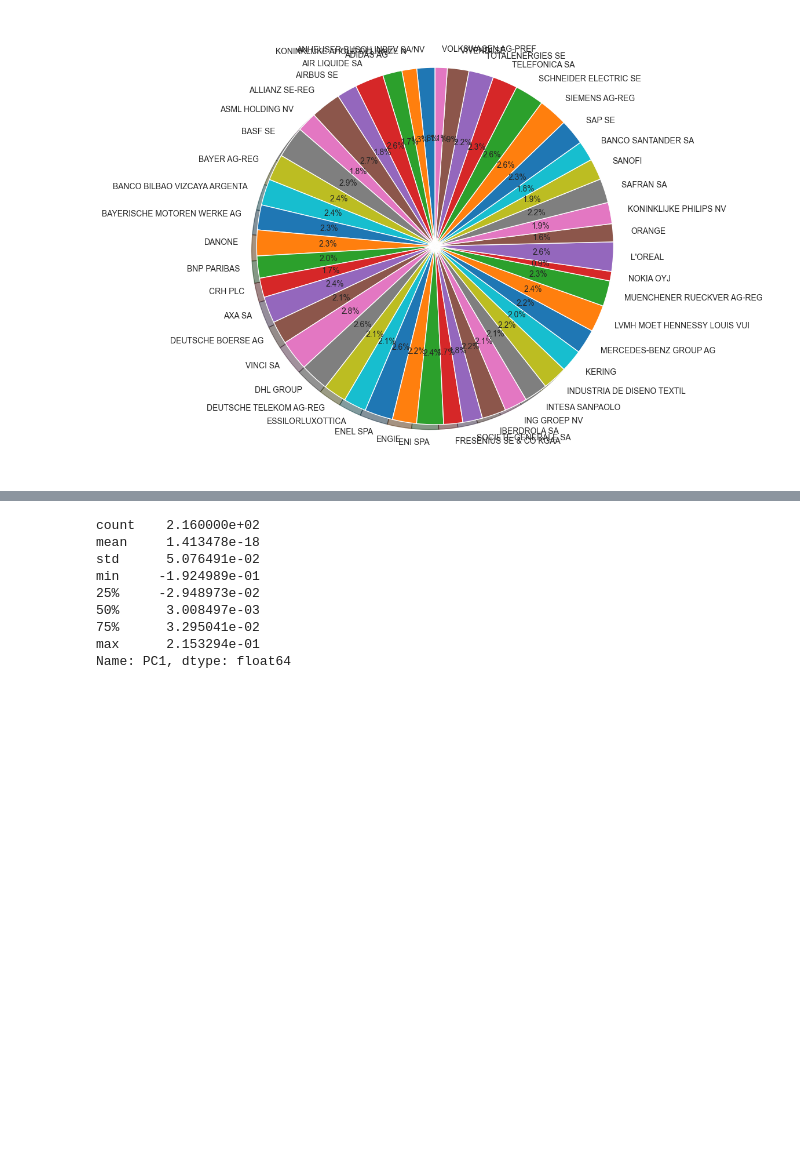
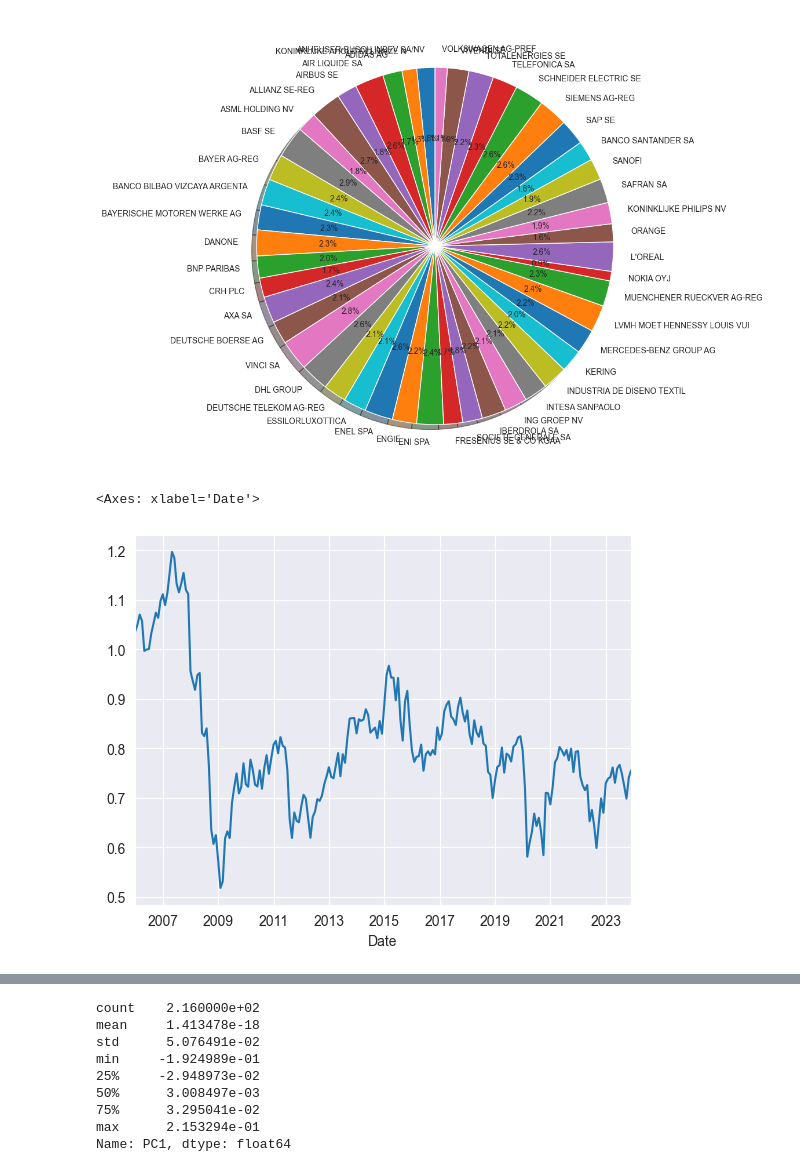
Before and after one commit to RomainCastellarnau/Financial-Econometrics-II, a Jupyter notebook: Code/core_portfolio.ipynb, the cells around one changed output, grey strips where cells are left out. Saved outputs shown, nothing was run; the diff lists cells and outputs as text; code cells hidden in the pictures; blank space fills up the shorter version.

```diff
--- a/Code/core_portfolio.ipynb
+++ b/Code/core_portfolio.ipynb
@@ -92,4 +70,11 @@ plt.pie(
   Text(0.078107161193018, 0.5948943363071865, '1.9%'),
   Text(0.020796987150812123, 0.5996394627819694, '1.1%')])
 [figure]
+# %%
+pc_1 = model.pc_scores["PC1"]
+total_return_pc1 = np.cumprod(1 + pc_1)
+total_return_pc1.plot()
+# %% [output]
+<Axes: xlabel='Date'>
+[figure, added]
 # %%
```
Also changed, not shown: parts of 3 cells of this notebook.
